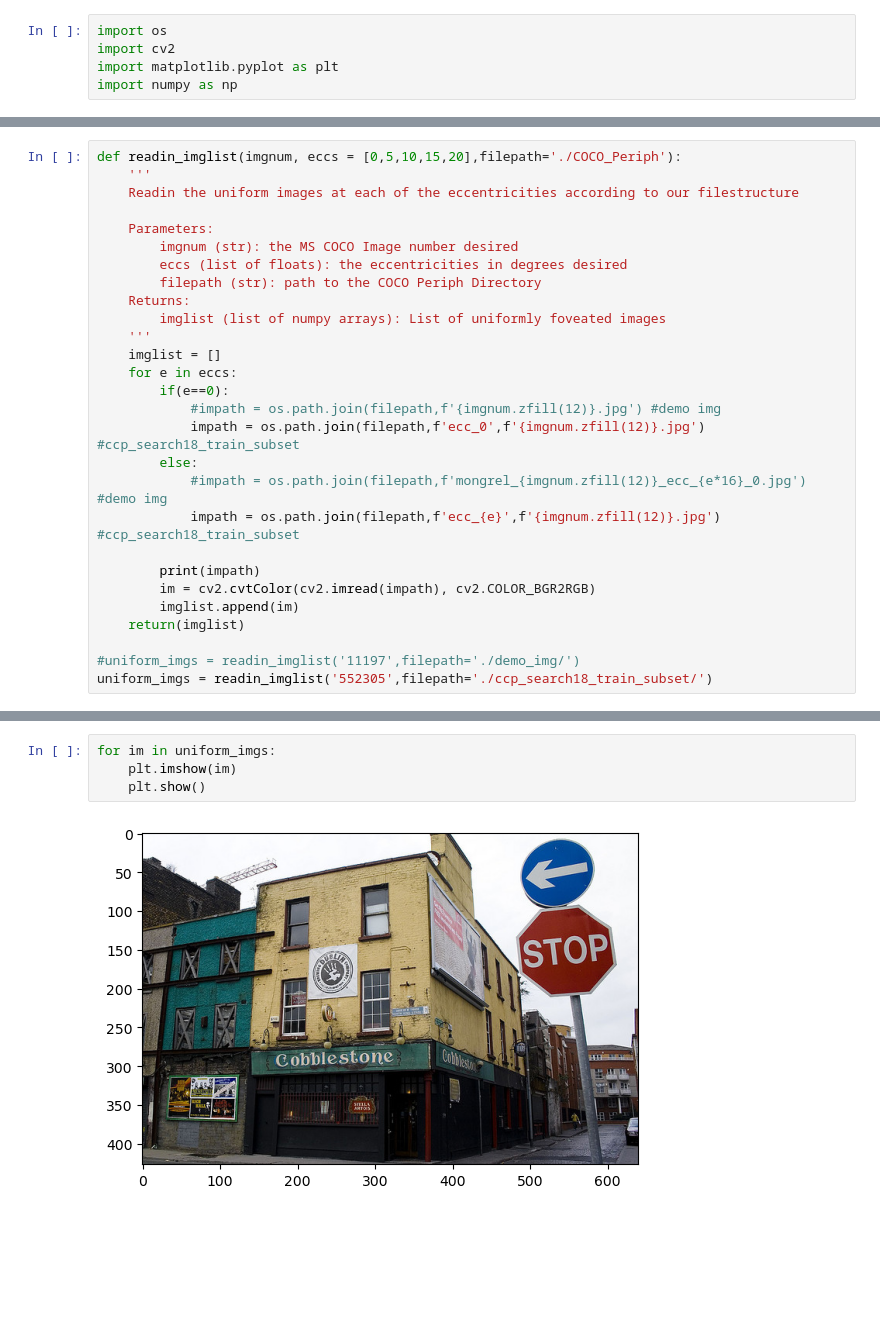
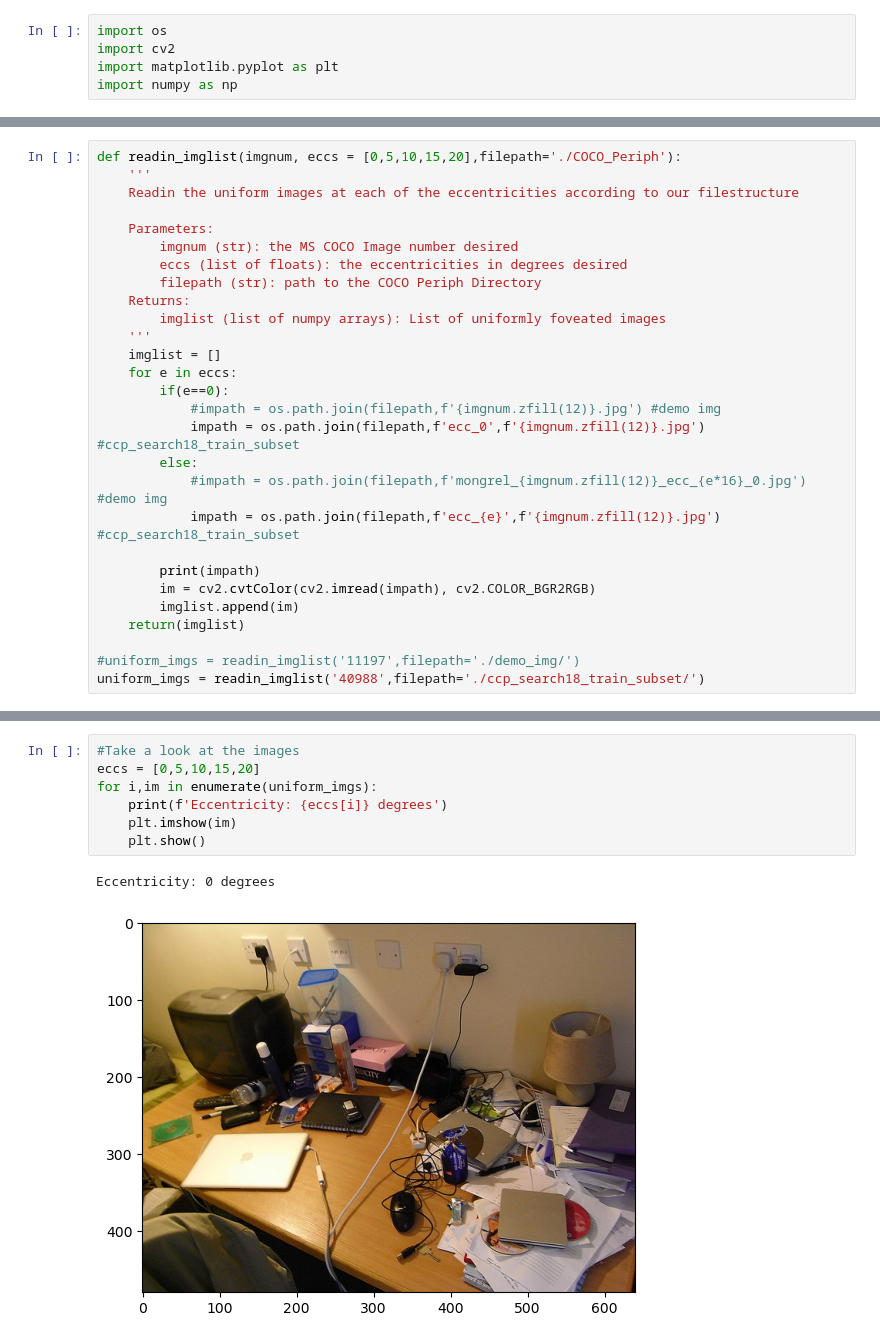
Before and after one commit to RosenholtzLab/CCP_CSHL, a Jupyter notebook: StitchPseudofoveated.ipynb, the cells around one changed output, grey strips where cells are left out. Drawn from its saved outputs; the diff is of its cells as text; blank space fills up the shorter version.

```diff
--- a/StitchPseudofoveated.ipynb
+++ b/StitchPseudofoveated.ipynb
@@ -32,5 +37,5 @@ def readin_imglist(imgnum, eccs = [0,5,10,15,20],filepath='./COCO_Periph'):
     return(imglist)
 
 #uniform_imgs = readin_imglist('11197',filepath='./demo_img/')
-uniform_imgs = readin_imglist('552305',filepath='./ccp_search18_train_subset/')
+uniform_imgs = readin_imglist('40988',filepath='./ccp_search18_train_subset/')
 # %% [output]
@@ -42,6 +47,10 @@ uniform_imgs = readin_imglist('552305',filepath='./ccp_search18_train_subset/')
 # %%
-for im in uniform_imgs:
+#Take a look at the images
+eccs = [0,5,10,15,20]
+for i,im in enumerate(uniform_imgs):
+    print(f'Eccentricity: {eccs[i]} degrees')
     plt.imshow(im)
     plt.show()
 # %% [output]
+Eccentricity: 0 degrees
-[figure, old version]
+[figure, new version]
```
Also changed, not shown: parts of 8 cells of this notebook.
